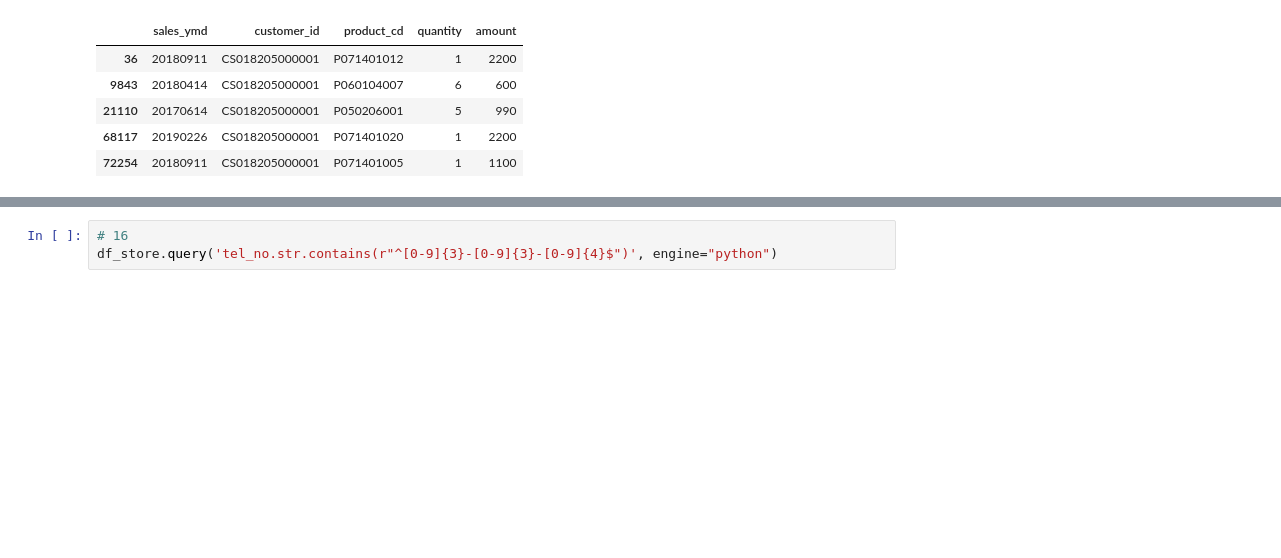
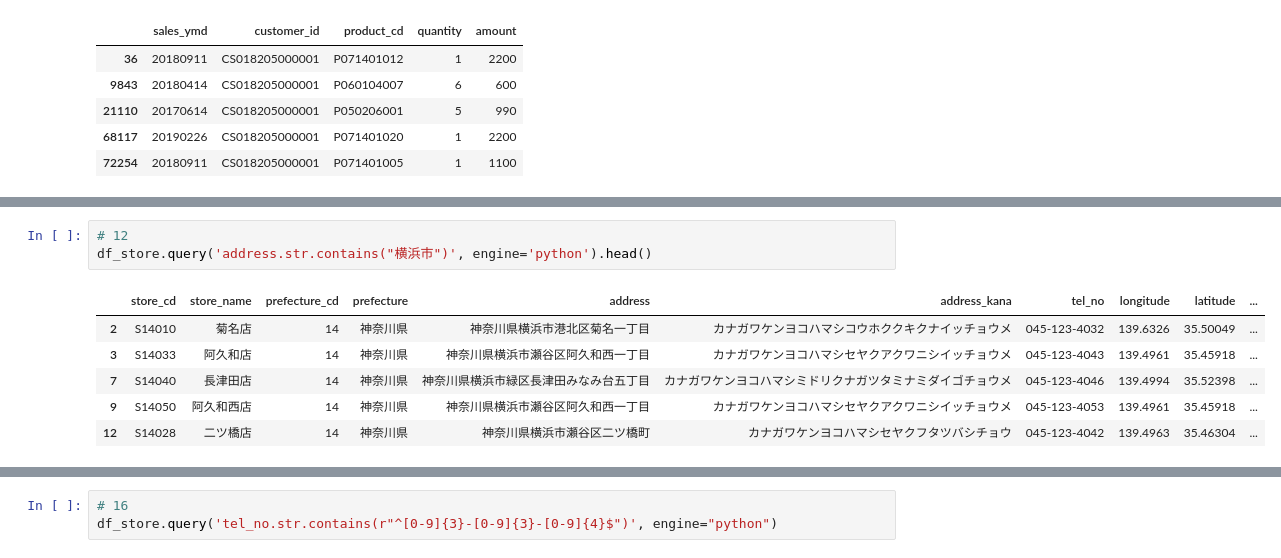
Before and after one commit to kosekitau/TimeSeries, a Jupyter notebook: notebook/100knocks-preprocess.ipynb, the cells around one changed output, grey strips where cells are left out. Cells and saved outputs as stored; diff of their text form; blank space fills up the shorter version.

```diff
--- a/notebook/100knocks-preprocess.ipynb
+++ b/notebook/100knocks-preprocess.ipynb
@@ -153,0 +157,10 @@ df_customer.head()
+# %%
+# 12
+df_store.query('address.str.contains("横浜市")', engine='python').head()
+# %% [output]
+|  | store_cd | store_name | prefecture_cd | prefecture | address | address_kana | tel_no | longitude | latitude | ... |
+| 2 | S14010 | 菊名店 | 14 | 神奈川県 | 神奈川県横浜市港北区菊名一丁目 | カナガワケンヨコハマシコウホククキクナイッチョウメ | 045-123-4032 | 139.6326 | 35.50049 | ... |
+| 3 | S14033 | 阿久和店 | 14 | 神奈川県 | 神奈川県横浜市瀬谷区阿久和西一丁目 | カナガワケンヨコハマシセヤクアクワニシイッチョウメ | 045-123-4043 | 139.4961 | 35.45918 | ... |
+| 7 | S14040 | 長津田店 | 14 | 神奈川県 | 神奈川県横浜市緑区長津田みなみ台五丁目 | カナガワケンヨコハマシミドリクナガツタミナミダイゴチョウメ | 045-123-4046 | 139.4994 | 35.52398 | ... |
+| 9 | S14050 | 阿久和西店 | 14 | 神奈川県 | 神奈川県横浜市瀬谷区阿久和西一丁目 | カナガワケンヨコハマシセヤクアクワニシイッチョウメ | 045-123-4053 | 139.4961 | 35.45918 | ... |
+| 12 | S14028 | 二ツ橋店 | 14 | 神奈川県 | 神奈川県横浜市瀬谷区二ツ橋町 | カナガワケンヨコハマシセヤクフタツバシチョウ | 045-123-4042 | 139.4963 | 35.46304 | ... |
```
Also changed, not shown: parts of 11 cells of this notebook, 2 other files.
